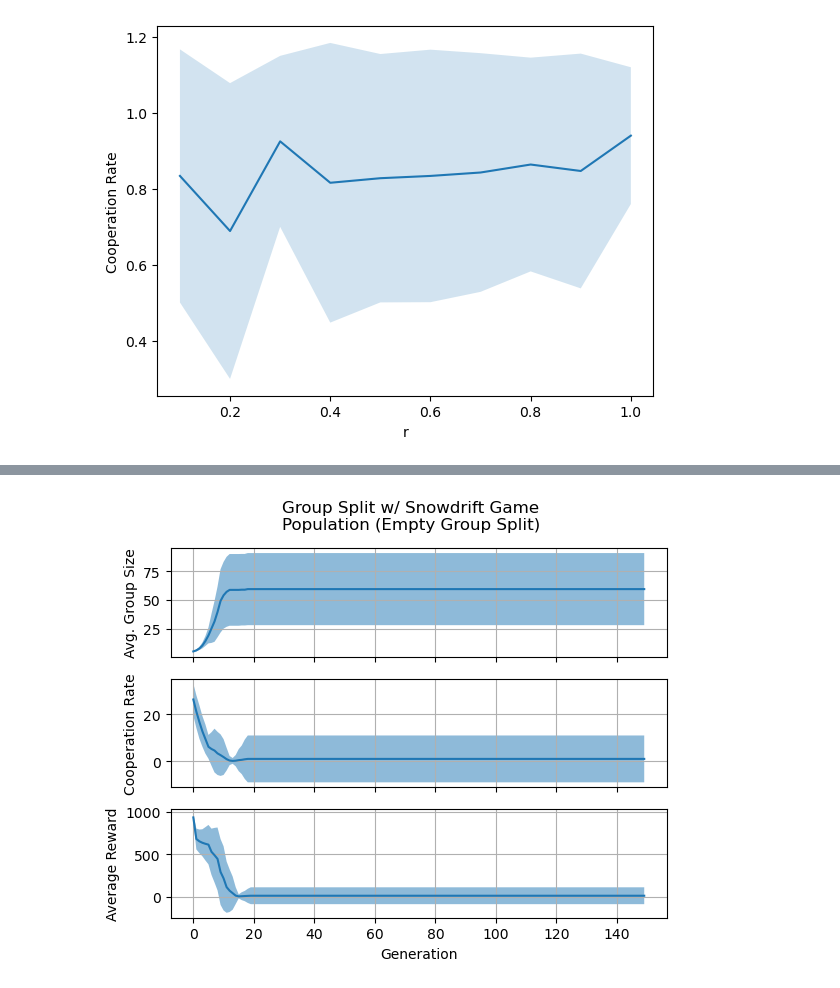
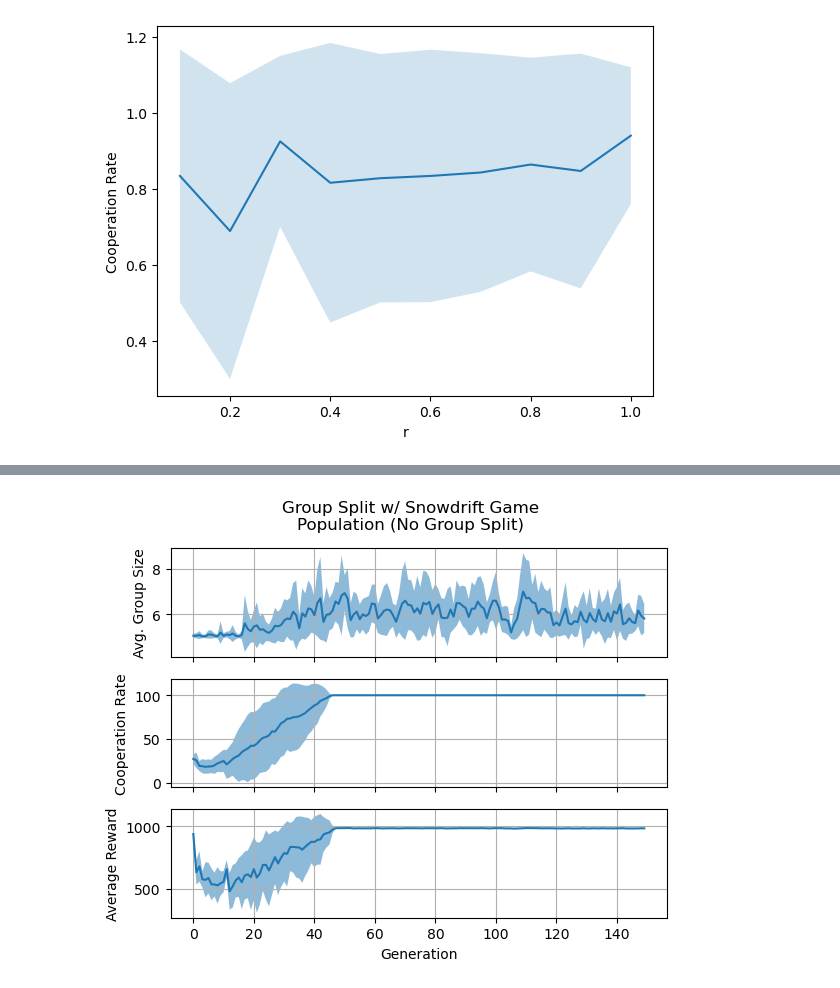
Before and after one commit to wbp1702/prisoners_dilemma, a Jupyter notebook: refactor/main.ipynb, the cells around one changed output, grey strips where cells are left out. Cells and saved outputs as stored; diff of their text form; code cells hidden in the pictures.

Commit message:
Completed Graphs

```diff
--- a/refactor/main.ipynb
+++ b/refactor/main.ipynb
@@ -142,10 +142,10 @@ import matplotlib.pyplot as plt
 population = 100
 
 num_generations = 150
-num_simulations = 100
+num_simulations = 10
 # np.random.seed(50)
 
-all_results = [games.group_split_game(population, 20, num_generations, 0.1, 0.1, 20, '') for _ in range(num_simulations)]
+all_results = [games.group_split_game(population, 20, num_generations, 0.1, 0.1, 20, 'equal') for _ in range(num_simulations)]
 
 population_per_gen = [all_results[i][3] for i in range(num_simulations)]
 mean_population_per_gen = np.mean(population_per_gen, axis=0)
@@ -158,4 +158,16 @@ std_cooperation_per_gen = np.std(cooperation_per_gen, axis=0)
 total_reward_per_gen = [all_results[i][5] for i in range(num_simulations)]
 mean_total_reward_per_gen = np.mean(total_reward_per_gen, axis=0)
 std_total_reward_per_gen = np.std(total_reward_per_gen, axis=0)
+
+# temp = np.sum(population_per_gen, axis=1)
+# min_population_per_gen = population_per_gen[np.argmin(temp)]
+# max_population_per_gen = population_per_gen[np.argmax(temp)]
+
+# summed_cooperation = np.sum(population_per_gen, axis=1)
+# min_cooperation_per_gen = cooperation_per_gen[np.argmin(summed_cooperation)]
+# max_cooperation_per_gen = cooperation_per_gen[np.argmax(summed_cooperation)]
+
+# summed_total_reward = np.sum(total_reward_per_gen, axis=1)
+# min_total_reward_per_gen = total_reward_per_gen[np.argmin(summed_total_reward)]
+# max_total_reward_per_gen = total_reward_per_gen[np.argmax(summed_total_reward)]
 # %% [output]
@@ -179,61 +191,29 @@ Agent 0 After GS
 # %%
 # Plot Population Statistics
 fig, ax = plt.subplots(3, sharex=True)
 
 ax[0].plot(mean_population_per_gen)
 ax[1].plot(mean_cooperation_per_gen)
 ax[2].plot(mean_total_reward_per_gen)
 ax[0].fill_between(np.arange(num_generations), mean_population_per_gen - std_population_per_gen, mean_population_per_gen + std_population_per_gen, alpha=0.5)
 ax[1].fill_between(np.arange(num_generations), mean_cooperation_per_gen - std_cooperation_per_gen, mean_cooperation_per_gen + std_cooperation_per_gen, alpha=0.5)
 ax[2].fill_between(np.arange(num_generations), mean_total_reward_per_gen - std_total_reward_per_gen, mean_total_reward_per_gen + std_total_reward_per_gen, alpha=0.5)
+# ax[0].plot(min_population_per_gen)
+# ax[1].plot(min_cooperation_per_gen)
+# ax[2].plot(min_total_reward_per_gen)
+# ax[0].plot(max_population_per_gen)
+# ax[1].plot(max_cooperation_per_gen)
+# ax[2].plot(max_total_reward_per_gen)
 ax[0].set_ylabel('Avg. Group Size')
 ax[1].set_ylabel('Cooperation Rate')
 ax[2].set_ylabel('Average Reward')
 ax[0].grid()
 ax[1].grid()
 ax[2].grid()
 
 
-plt.suptitle(f'Group Split w/ Snowdrift Game\nPopulation (Empty Group Split)')
+plt.suptitle(f'Group Split w/ Snowdrift Game\nPopulation (No Group Split)')
 plt.xlabel('Generation')
 plt.show()
-
-
-# plt.plot(results[6][0])
-# plt.plot(results[6][1])
-# plt.plot(results[6][2])
-# plt.plot(results[6][3])
-# plt.legend(['D->D', 'C->D', 'D->C', 'C-C'])
-# plt.title('Changes in Agent Strategy in Tournament Selection')
-# plt.xlabel('Generation')
-# plt.grid()
-# plt.show()
-
-# plt.plot(results[7][0])
-# plt.plot(results[7][1])
-# plt.plot(results[7][2])
-# plt.plot(results[7][3])
-# plt.legend(['D->D', 'C->D', 'D->C', 'C-C'])
-# plt.title('Changes in Agent Strategy in Group Selection')
-# plt.xlabel('Generation')
-# plt.grid()
-# plt.show()
-
-# # Plot Group Statistics
-# for idx in range(len(results[0])):
-#     fig, ax = plt.subplots(3, sharex=True)
-
-#     ax[0].plot(results[0][idx])
-#     # ax[1].plot(results[1][idx])
-#     # ax[2].plot(results[2][idx])
-#     ax[1].plot(np.divide(results[1][idx], results[0][idx]))
-#     ax[2].plot(np.divide(results[2][idx], results[0][idx]))
-#     ax[0].set_ylabel('Population')
-#     ax[1].set_ylabel('Cooperation Rate')
-#     ax[2].set_ylabel('Average Reward')
-
-#     plt.suptitle(f'Group Split w/ Snowdrift Game\nGroup {idx}')
-#     plt.xlabel('Generation')
-#     plt.show()
 # %% [output]
-[figure, old version]
+[figure, new version]
```
Also changed, not shown: parts of 5 cells of this notebook, 1 other file.
